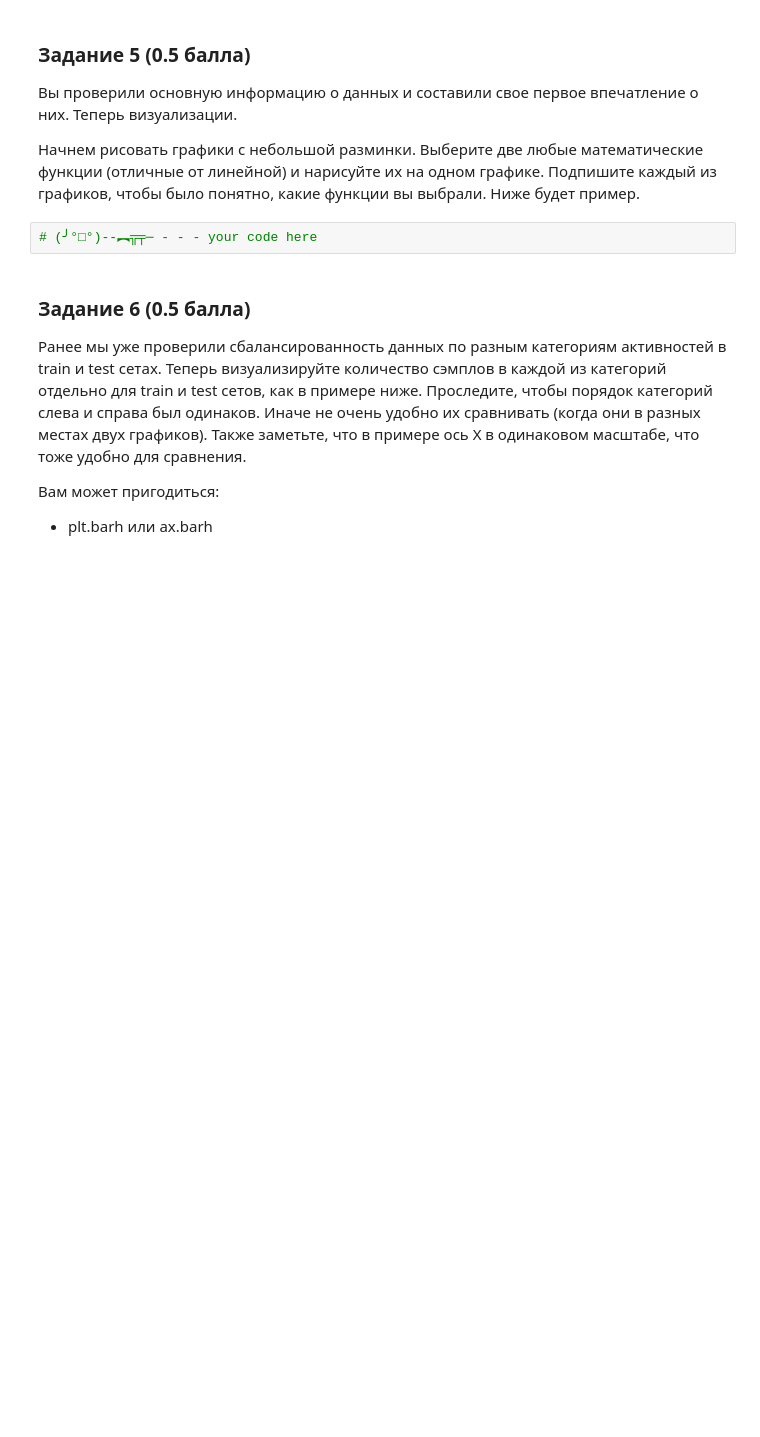
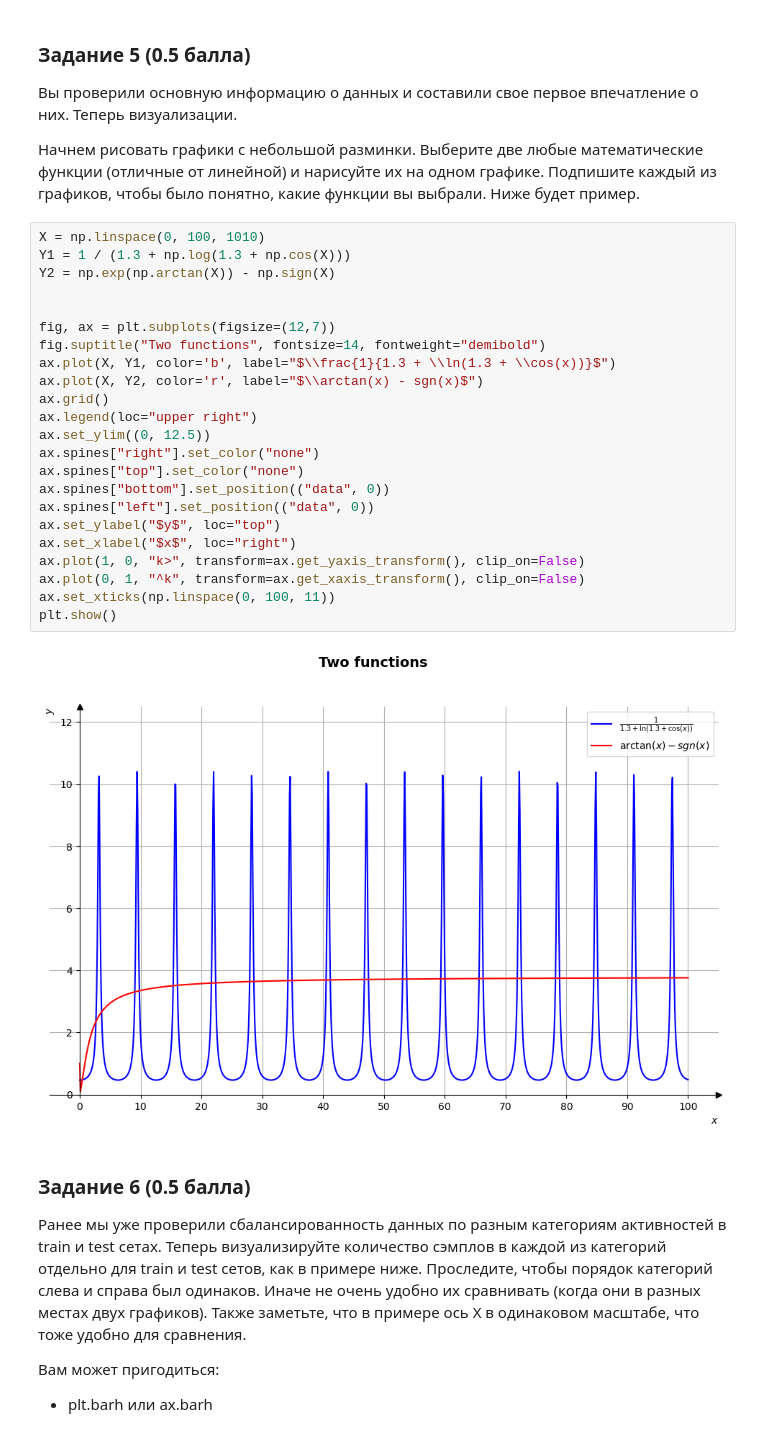
Before and after one commit to i80287/iad-intro-ds, a Jupyter notebook: 2024/homeworks/hw03_eda.ipynb, the cells around one changed output. Drawn from its saved outputs; the diff is of its cells as text; blank space fills up the shorter version.

```diff
--- a/2024/homeworks/hw03_eda.ipynb
+++ b/2024/homeworks/hw03_eda.ipynb
@@ -263,8 +319,31 @@ train.corr(numeric_only=True)
 Вы проверили основную информацию о данных и составили свое первое впечатление о них. Теперь визуализации.
 
 Начнем рисовать графики с небольшой разминки. Выберите две любые математические функции (отличные от линейной) и нарисуйте их на одном графике. Подпишите каждый из графиков, чтобы было понятно, какие функции вы выбрали. Ниже будет пример.
-# %%
-# (╯°□°)--︻╦╤─ - - - your code here
+# %%
+X = np.linspace(0, 100, 1010)
+Y1 = 1 / (1.3 + np.log(1.3 + np.cos(X)))
+Y2 = np.exp(np.arctan(X)) - np.sign(X)
+
+
+fig, ax = plt.subplots(figsize=(12,7))
+fig.suptitle("Two functions", fontsize=14, fontweight="demibold")
+ax.plot(X, Y1, color='b', label="$\\frac{1}{1.3 + \\ln(1.3 + \\cos(x))}$")
+ax.plot(X, Y2, color='r', label="$\\arctan(x) - sgn(x)$")
+ax.grid()
+ax.legend(loc="upper right")
+ax.set_ylim((0, 12.5))
+ax.spines["right"].set_color("none")
+ax.spines["top"].set_color("none")
+ax.spines["bottom"].set_position(("data", 0))
+ax.spines["left"].set_position(("data", 0))
+ax.set_ylabel("$y$", loc="top")
+ax.set_xlabel("$x$", loc="right")
+ax.plot(1, 0, "k>", transform=ax.get_yaxis_transform(), clip_on=False)
+ax.plot(0, 1, "^k", transform=ax.get_xaxis_transform(), clip_on=False)
+ax.set_xticks(np.linspace(0, 100, 11))
+plt.show()
+# %% [output]
+[figure, added]
 # %% [markdown]
 ### Задание 6 (0.5 балла)
 
```
Also changed, not shown: parts of 41 cells of this notebook, 2 other files.
